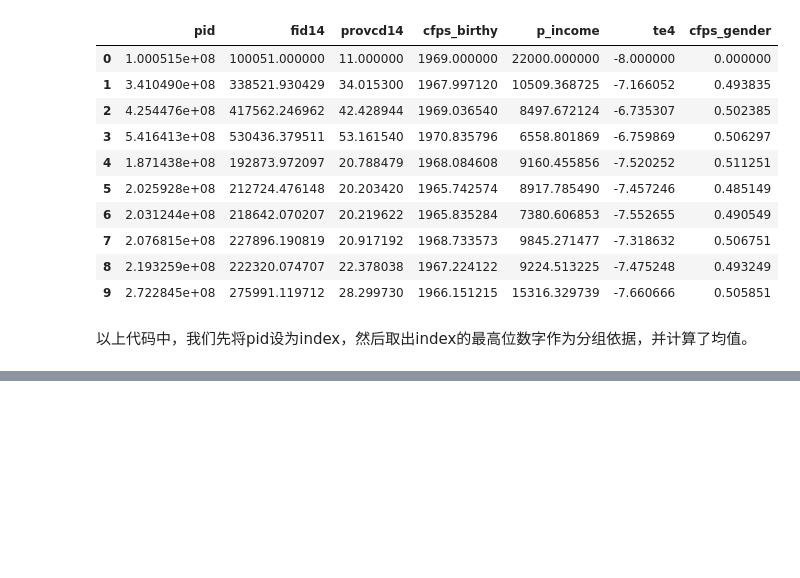
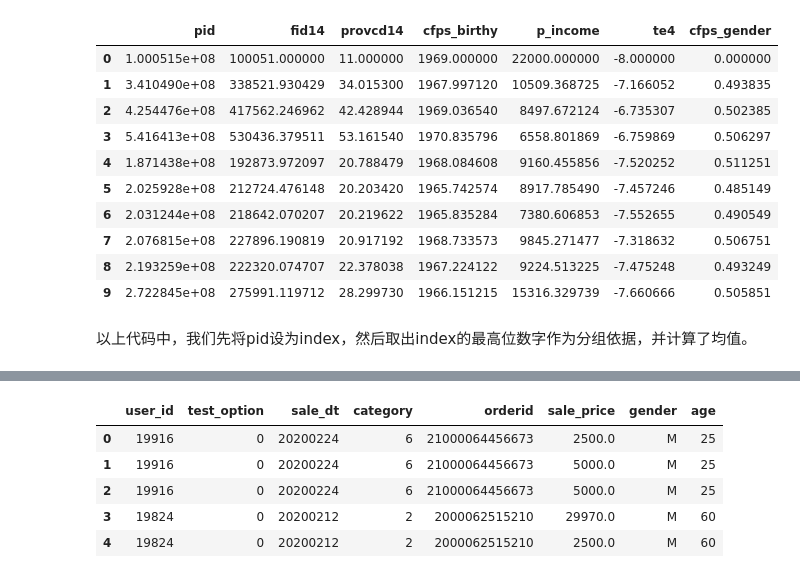
Before and after one commit to sijichun/PythonTutor, a Jupyter notebook: T7_pandas.ipynb, the cells around one changed output, grey strips where cells are left out. Cells and saved outputs as stored; diff of their text form; code cells hidden in the pictures; blank space fills up the shorter version.

Commit message:
ab test added.

```diff
--- a/T7_pandas.ipynb
+++ b/T7_pandas.ipynb
@@ -1871,0 +1894,11 @@ subdata.groupby(lambda x: int(str(x)[0])).mean()
+# %%
+import pandas as pd
+data=pd.read_csv("csv/ba_sales_data.csv")
+data.head()
+# %% [output]
+|  | user_id | test_option | sale_dt | category | orderid | sale_price | gender | age |
+| 0 | 19916 | 0 | 20200224 | 6 | 21000064456673 | 2500.0 | M | 25 |
+| 1 | 19916 | 0 | 20200224 | 6 | 21000064456673 | 5000.0 | M | 25 |
+| 2 | 19916 | 0 | 20200224 | 6 | 21000064456673 | 5000.0 | M | 25 |
+| 3 | 19824 | 0 | 20200212 | 2 | 2000062515210 | 29970.0 | M | 60 |
+| 4 | 19824 | 0 | 20200212 | 2 | 2000062515210 | 2500.0 | M | 60 |
```
Also changed, not shown: parts of 17 cells of this notebook, 2 other files.
